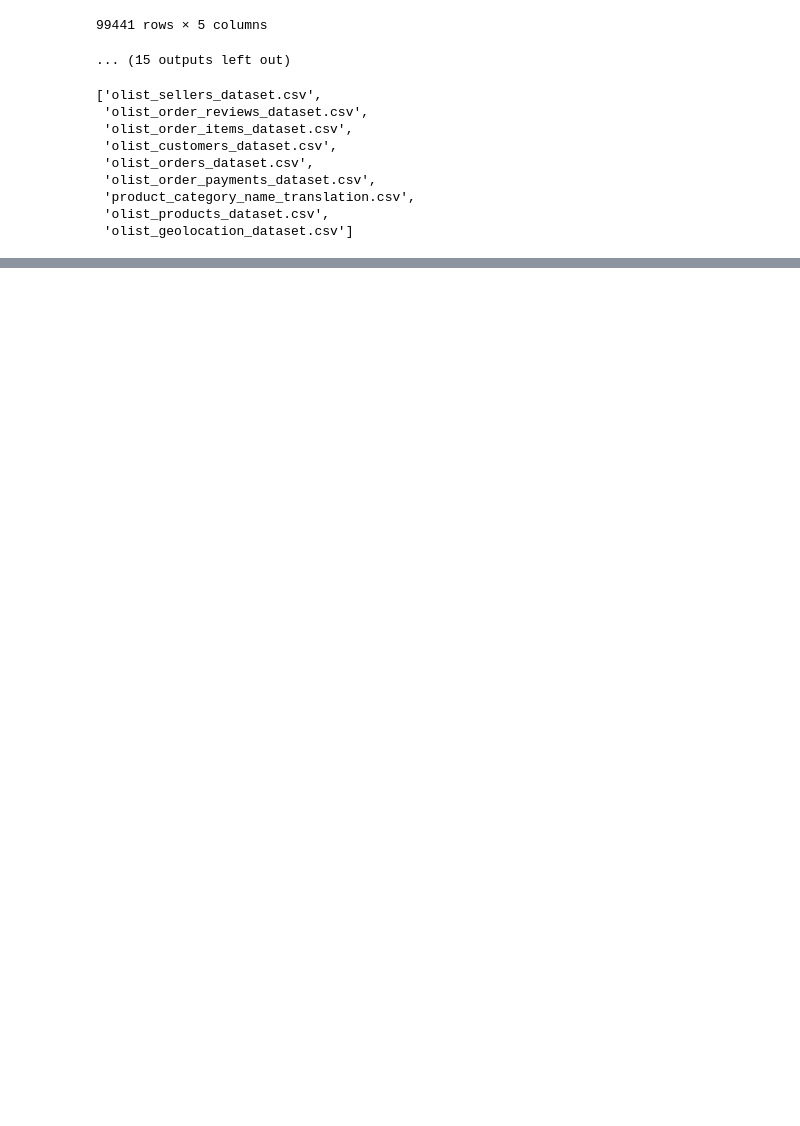
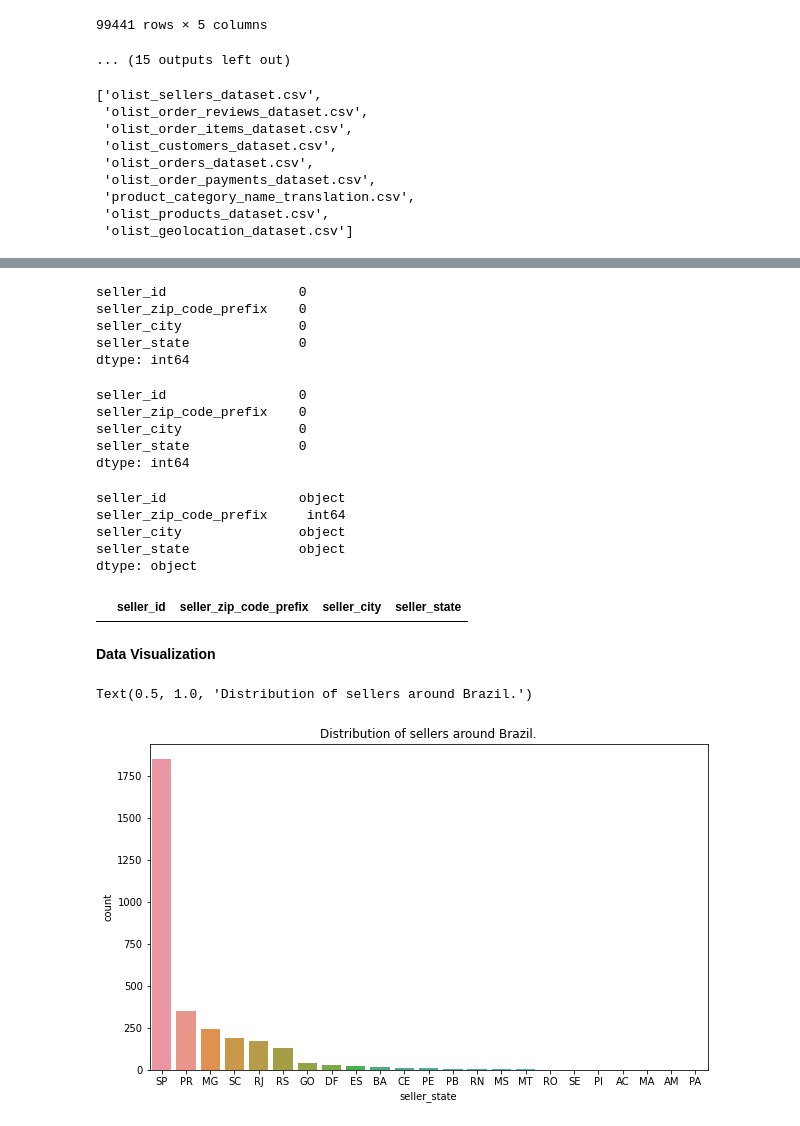
Before and after one commit to basmasirbal/Olist-Project, a Jupyter notebook: Olist-solution.ipynb, the cells around one changed output, grey strips where cells are left out. Drawn from its saved outputs; the diff is of its cells as text; code cells hidden in the pictures; blank space fills up the shorter version.

```diff
--- a/Olist-solution.ipynb
+++ b/Olist-solution.ipynb
@@ -218,0 +250,42 @@ sellers
+# %%
+# Checking if there is null values.
+sellers.isnull().sum()
+# %% [output]
+seller_id                 0
+seller_zip_code_prefix    0
+seller_city               0
+seller_state              0
+dtype: int64
+# %%
+# Checking if there is NaN values.
+sellers.isna().sum()
+# %% [output]
+seller_id                 0
+seller_zip_code_prefix    0
+seller_city               0
+seller_state              0
+dtype: int64
+# %%
+# Checking the type of each variable.
+sellers.dtypes
+# %% [output]
+seller_id                 object
+seller_zip_code_prefix     int64
+seller_city               object
+seller_state              object
+dtype: object
+# %%
+# Checking if there is any duplicated information in the dataframe. There isnt, thats why the dataframe there is no rows.
+sellers[sellers['seller_id'].duplicated() == True]
+# %% [output]
+|  | seller_id | seller_zip_code_prefix | seller_city | seller_state |
+# %% [markdown]
+**Data Visualization**
+# %%
+#Distribution of sellers around Brazil
+plt.figure(figsize = (10,6))
+sns.countplot(data = sellers, x = 'seller_state', order = sellers['seller_state'].value_counts().index)
+plt.title('Distribution of sellers around Brazil.')
+# %% [output]
+Text(0.5, 1.0, 'Distribution of sellers around Brazil.')
+[figure, added]
```
Also changed, not shown: parts of 44 cells of this notebook.
